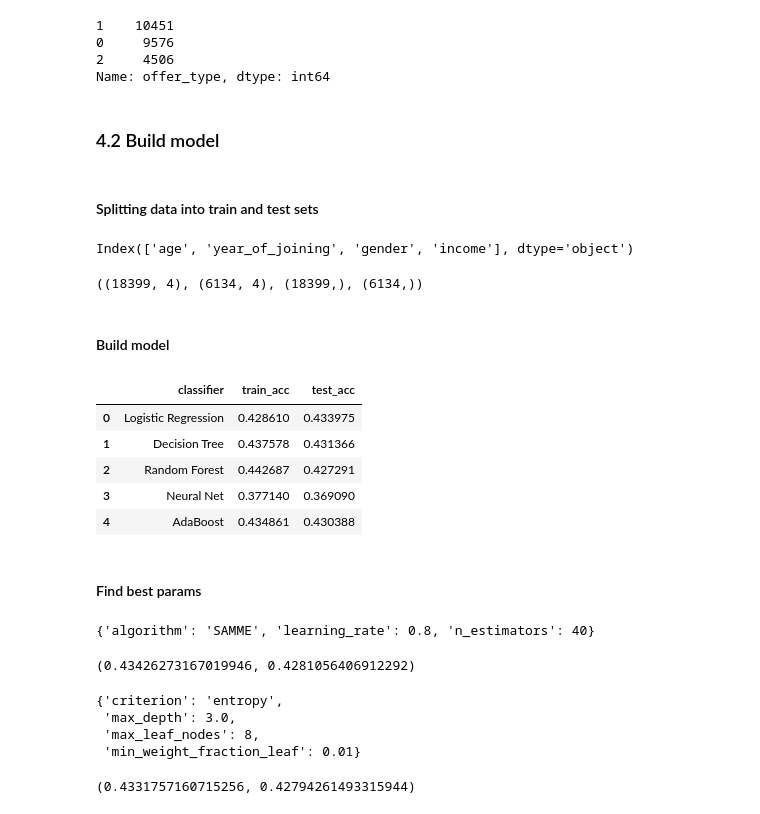
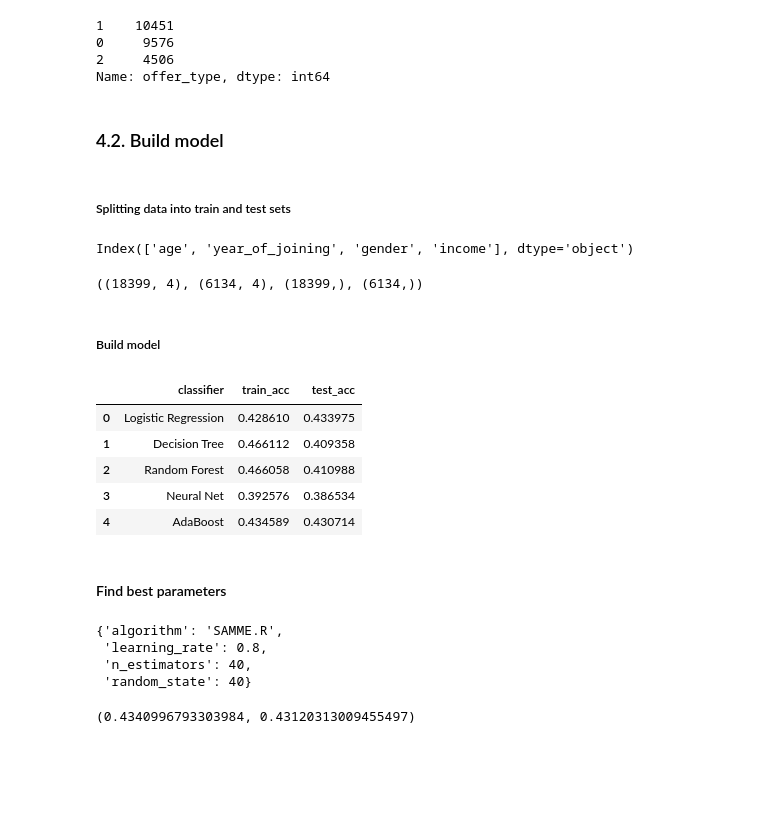
Before and after one commit to InduGirish/Starbucks-offers, a Jupyter notebook: Starbucks_Capstone_notebook.ipynb, the cells around one changed output. Saved outputs shown, nothing was run; the diff lists cells and outputs as text; code cells hidden in the pictures; blank space fills up the shorter version.

```diff
--- a/Starbucks_Capstone_notebook.ipynb
+++ b/Starbucks_Capstone_notebook.ipynb
@@ -810,9 +812,9 @@ df_final['offer_type'].value_counts()
 2     4506
 Name: offer_type, dtype: int64
 # %% [markdown]
-### 4.2 Build model
+### 4.2. Build model
 # %% [markdown]
-#### Splitting data into train and test sets
+##### Splitting data into train and test sets
 # %%
 X = df_final[['age', 'year_of_joining', 'gender', 'income']]
 print(X.columns)
@@ -824,7 +826,7 @@ X_train.shape, X_test.shape, y_train.shape, y_test.shape
 Index(['age', 'year_of_joining', 'gender', 'income'], dtype='object')
 ((18399, 4), (6134, 4), (18399,), (6134,))
 # %% [markdown]
-#### Build model
+##### Build model
 # %%
 def build_model(classifier):
 
@@ -845,75 +847,60 @@ def build_model(classifier):
 # %%
 names = [
     'Logistic Regression',
     'Decision Tree',
     'Random Forest',
     'Neural Net',
     'AdaBoost',
 ]
 
 classifiers = [
     LogisticRegression(random_state=40),
-    DecisionTreeClassifier(max_depth=5, random_state=40),
-    RandomForestClassifier(max_depth=5, n_estimators=20, max_features=3, random_state=40),
-    MLPClassifier(alpha=0.0001, max_iter=10000, random_state=40),
+    DecisionTreeClassifier(random_state=40),
+    RandomForestClassifier(random_state=40),
+    MLPClassifier(random_state=40),
     AdaBoostClassifier(random_state=40)
 ]
 result = []
 for name, clf in zip(names, classifiers):
     train_acc, test_acc = build_model(clf)
     result.append([name, train_acc, test_acc])
 
 # print(result)
 result_df = pd.DataFrame(result, columns=['classifier', 'train_acc', 'test_acc'])
 result_df
 # %% [output]
 |  | classifier | train_acc | test_acc |
 | 0 | Logistic Regression | 0.428610 | 0.433975 |
-| 1 | Decision Tree | 0.437578 | 0.431366 |
-| 2 | Random Forest | 0.442687 | 0.427291 |
-| 3 | Neural Net | 0.377140 | 0.369090 |
-| 4 | AdaBoost | 0.434861 | 0.430388 |
+| 1 | Decision Tree | 0.466112 | 0.409358 |
+| 2 | Random Forest | 0.466058 | 0.410988 |
+| 3 | Neural Net | 0.392576 | 0.386534 |
+| 4 | AdaBoost | 0.434589 | 0.430714 |
 # %% [markdown]
-#### Find best params
+#### Find best parameters
 # %%
 from sklearn.model_selection import GridSearchCV
 
 params = {
     'algorithm': ['SAMME', 'SAMME.R'],
-    'n_estimators': [40, 45, 50, 55, 60],
-    'learning_rate': np.linspace(0.5, 1.2, 8)
+    'n_estimators': [40, 45, 50, 55],
+    'learning_rate': np.linspace(0.5, 1.2, 8),
+    'random_state': [40]
 }
 cv = GridSearchCV(AdaBoostClassifier(), param_grid=params, n_jobs = -1, scoring='accuracy')
 
 cv.fit(X_train,y_train)
 cv.best_params_
 # %% [output]
-{'algorithm': 'SAMME', 'learning_rate': 0.8, 'n_estimators': 40}
+{'algorithm': 'SAMME.R',
+ 'learning_rate': 0.8,
+ 'n_estimators': 40,
+ 'random_state': 40}
 # %%
-clf = AdaBoostClassifier(algorithm='SAMME', learning_rate=1.2, n_estimators=40, random_state=40)
+clf = AdaBoostClassifier(algorithm='SAMME.R', learning_rate=0.8, n_estimators=40, random_state=40) # (0.43355617153106146, 0.43218128464297356)
+
 build_model(clf)
 # %% [output]
-(0.43426273167019946, 0.4281056406912292)
+(0.4340996793303984, 0.43120313009455497)
-# %%
-params = {
-    'criterion': ['gini', 'entropy'],
-    'max_depth': np.linspace(1, 10, 10),
-    'max_leaf_nodes': [2,3,4,5, 6,7,8,9,10], # (np.linspace(1, 5, 5)),
-    'min_weight_fraction_leaf': [0.0, 0.0001, 0.0005, 0.001, 0.01]
-}
-cv1 = GridSearchCV(DecisionTreeClassifier(), param_grid=params, n_jobs = -1, scoring='accuracy')
-cv1.fit(X_train,y_train)
-cv1.best_params_
-# %% [output]
-{'criterion': 'entropy',
- 'max_depth': 3.0,
- 'max_leaf_nodes': 8,
- 'min_weight_fraction_leaf': 0.01}
-# %%
-clf = DecisionTreeClassifier(criterion='entropy', max_depth=3, max_leaf_nodes=8, min_weight_fraction_leaf=0.01, random_state=40)
-build_model(clf)
-# %% [output]
-(0.4331757160715256, 0.42794261493315944)
 # %% [markdown]
 As it is a classification problem, accuracy score is used to validate the model.
 Here we can see that the accuracy is low for both training and test set, but comparable.
```
Also changed, not shown: parts of 23 cells of this notebook.
